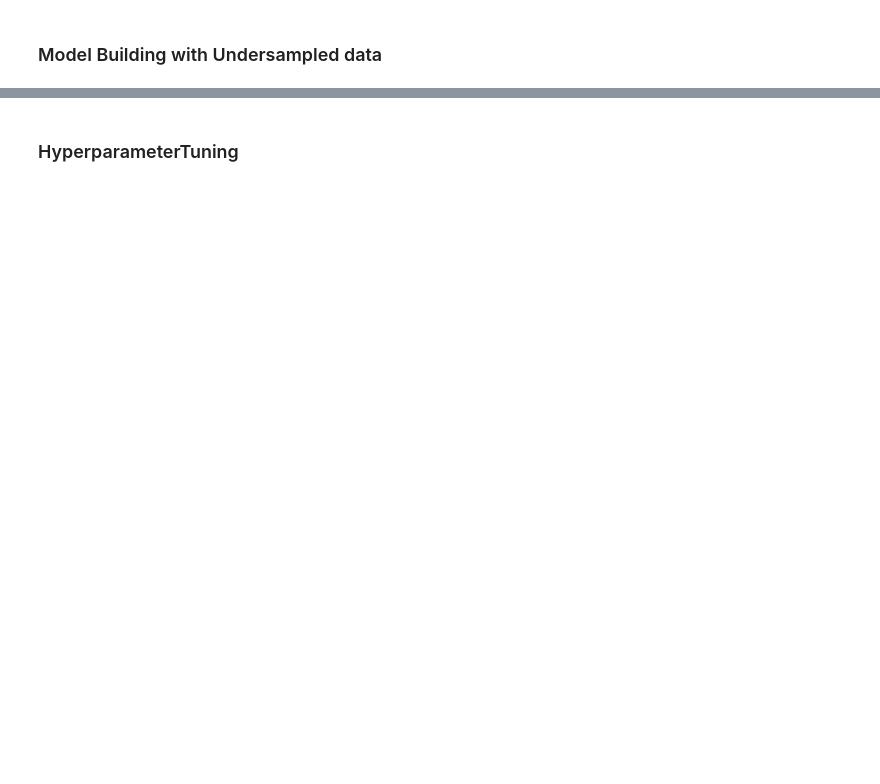
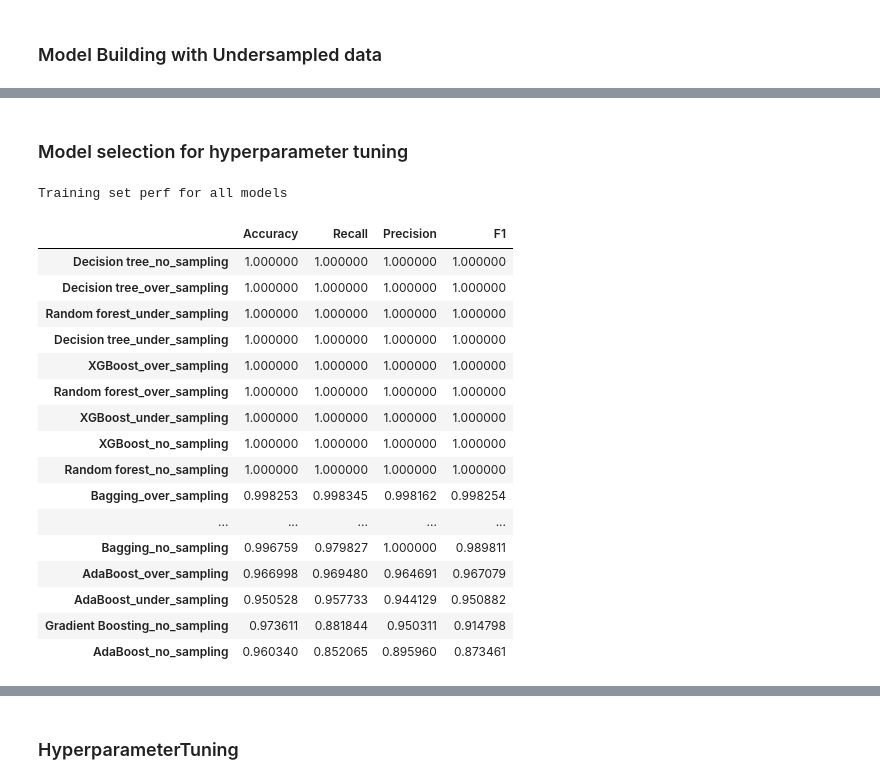
Before and after one commit to sheikhomer/CreditCardChurnPrediction, a Jupyter notebook: AML_Project_LearnerNotebook_FullCode.ipynb, the cells around one changed output, grey strips where cells are left out. Cells and saved outputs as stored; diff of their text form; code cells hidden in the pictures; blank space fills up the shorter version.

```diff
--- a/AML_Project_LearnerNotebook_FullCode.ipynb
+++ b/AML_Project_LearnerNotebook_FullCode.ipynb
@@ -943,6 +943,11 @@ print('Shape of test set', X_test.shape)
 Shape of train set (6480, 20)
 Shape of validation set (1621, 20)
 Shape of test set (2026, 20)
+# %%
+# setting the data type to float
+X_train = X_train.astype('float')
+X_val = X_val.astype('float')
+X_test = X_test.astype('float')
 # %%
 # target variable class ratio in training set
 y_train.value_counts(normalize=True)
@@ -1065,3 +1171,30 @@ X_train_over, y_train_over = sm.fit_resample(X_train, y_train)
 # Random undersampler for under sampling the data
 rus = RandomUnderSampler(random_state=1, sampling_strategy=1)
 X_train_un, y_train_un = rus.fit_resample(X_train, y_train)
+# %%
+models_un = []  # Empty list to store all the models
+# Appending models into the list
+models_un.append(("Decision tree", DecisionTreeClassifier(random_state=1)))
+models_un.append(("Bagging", BaggingClassifier(random_state=1)))
+models_un.append(("Random forest", RandomForestClassifier(random_state=1)))
+models_un.append(("AdaBoost", AdaBoostClassifier(random_state=1)))
+models_un.append(("Gradient Boosting", GradientBoostingClassifier(random_state=1)))
+models_un.append(("XGBoost", XGBClassifier(random_state=1, eval_metric='logloss')))
+
+df_perf_train_un = pd.DataFrame()  # Empty dataframe to store model performance
+df_perf_val_un = pd.DataFrame()  # Empty dataframe to store model performance
+
+for name, model in models_un:
+
+    kfold = StratifiedKFold(
+        n_splits=5, shuffle=True, random_state=1
+    )  # Setting number of splits equal to 5
+    cv_result = cross_val_score(
+        estimator=model, X=X_train_un, y=y_train_un, scoring=scoring, cv=kfold
+    )
+    mean_recall_score = cv_result.mean()
+    results[name + ' (under sampling)'] = mean_recall_score
+    print(f"Using K-fold, mean recall score for {name} model (under sampling): {mean_recall_score}")
+    model.fit(X_train_un, y_train_un)
+    df_perf_train_un = pd.concat([df_perf_train_un, model_performance_classification_sklearn(model, X_train_un, y_train_un, index = [f'{name}_under_sampling'])])
+    df_perf_val_un = pd.concat([df_perf_val_un, model_performance_classification_sklearn(model, X_val, y_val, index = [f'{name}_under_sampling'])])
@@ -1067,0 +1238,25 @@ X_train_un, y_train_un = rus.fit_resample(X_train, y_train)
+# %% [markdown]
+### Model selection for hyperparameter tuning
+# %%
+all_train_perf = pd.concat([df_perf_train, df_perf_train_sm, df_perf_train_un], axis=0).sort_values(by='Recall', ascending=False)
+print("Training set perf for all models")
+all_train_perf
+# %% [output]
+Training set perf for all models
+|  | Accuracy | Recall | Precision | F1 |
+| Decision tree_no_sampling | 1.000000 | 1.000000 | 1.000000 | 1.000000 |
+| Decision tree_over_sampling | 1.000000 | 1.000000 | 1.000000 | 1.000000 |
+| Random forest_under_sampling | 1.000000 | 1.000000 | 1.000000 | 1.000000 |
+| Decision tree_under_sampling | 1.000000 | 1.000000 | 1.000000 | 1.000000 |
+| XGBoost_over_sampling | 1.000000 | 1.000000 | 1.000000 | 1.000000 |
+| Random forest_over_sampling | 1.000000 | 1.000000 | 1.000000 | 1.000000 |
+| XGBoost_under_sampling | 1.000000 | 1.000000 | 1.000000 | 1.000000 |
+| XGBoost_no_sampling | 1.000000 | 1.000000 | 1.000000 | 1.000000 |
+| Random forest_no_sampling | 1.000000 | 1.000000 | 1.000000 | 1.000000 |
+| Bagging_over_sampling | 0.998253 | 0.998345 | 0.998162 | 0.998254 |
+| ... | ... | ... | ... | ... |
+| Bagging_no_sampling | 0.996759 | 0.979827 | 1.000000 | 0.989811 |
+| AdaBoost_over_sampling | 0.966998 | 0.969480 | 0.964691 | 0.967079 |
+| AdaBoost_under_sampling | 0.950528 | 0.957733 | 0.944129 | 0.950882 |
+| Gradient Boosting_no_sampling | 0.973611 | 0.881844 | 0.950311 | 0.914798 |
+| AdaBoost_no_sampling | 0.960340 | 0.852065 | 0.895960 | 0.873461 |
```
Also changed, not shown: parts of 60 cells of this notebook.
